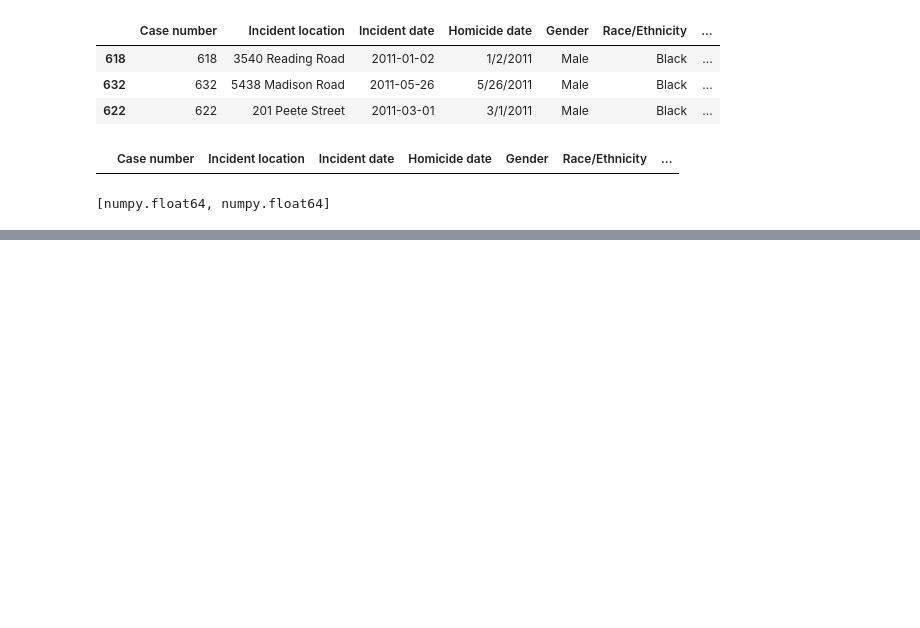
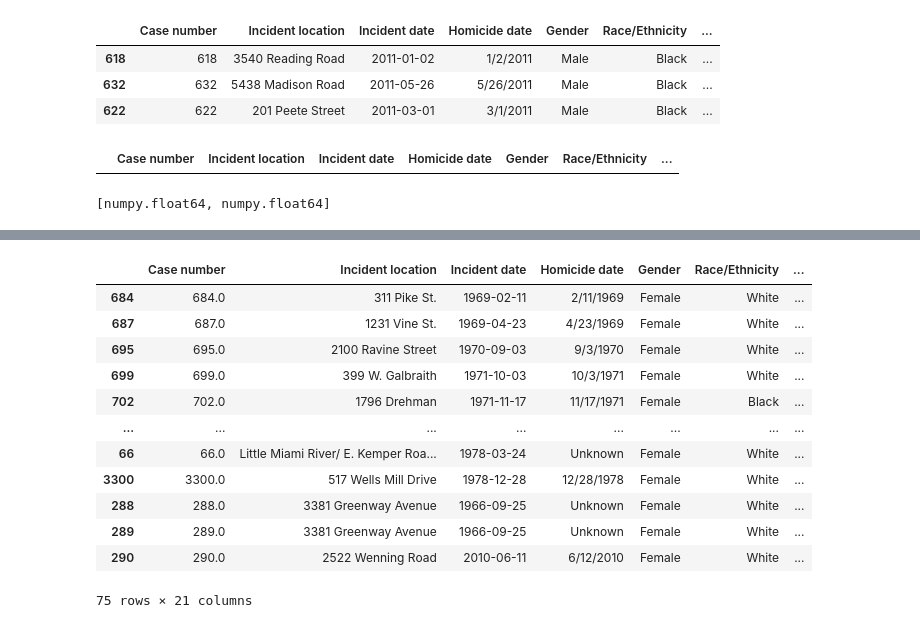
Before and after one commit to IsabelsRepo/IsabelsRepo, a Jupyter notebook: Data-Science/Unsolved Homicide Analysis/Unsolved_Homicides.ipynb, the cells around one changed output, grey strips where cells are left out. Drawn from its saved outputs; the diff is of its cells as text; code cells hidden in the pictures; blank space fills up the shorter version.

```diff
--- a/Data-Science/Unsolved Homicide Analysis/Unsolved_Homicides.ipynb
+++ b/Data-Science/Unsolved Homicide Analysis/Unsolved_Homicides.ipynb
@@ -830,0 +951,16 @@ fix cases
+# %%
+case_map_df[case_map_df['Gender']==' Female']
+# %% [output]
+|  | Case number | Incident location | Incident date | Homicide date | Gender | Race/Ethnicity | ... |
+| 684 | 684.0 | 311 Pike St. | 1969-02-11 | 2/11/1969 | Female | White | ... |
+| 687 | 687.0 | 1231 Vine St. | 1969-04-23 | 4/23/1969 | Female | White | ... |
+| 695 | 695.0 | 2100 Ravine Street | 1970-09-03 | 9/3/1970 | Female | White | ... |
+| 699 | 699.0 | 399 W. Galbraith | 1971-10-03 | 10/3/1971 | Female | White | ... |
+| 702 | 702.0 | 1796 Drehman | 1971-11-17 | 11/17/1971 | Female | Black | ... |
+| ... | ... | ... | ... | ... | ... | ... | ... |
+| 66 | 66.0 | Little Miami River/ E. Kemper Roa... | 1978-03-24 | Unknown | Female | White | ... |
+| 3300 | 3300.0 | 517 Wells Mill Drive | 1978-12-28 | 12/28/1978 | Female | White | ... |
+| 288 | 288.0 | 3381 Greenway Avenue | 1966-09-25 | Unknown | Female | White | ... |
+| 289 | 289.0 | 3381 Greenway Avenue | 1966-09-25 | Unknown | Female | White | ... |
+| 290 | 290.0 | 2522 Wenning Road | 2010-06-11 | 6/12/2010 | Female | White | ... |
+75 rows × 21 columns
```
Also changed, not shown: parts of 25 cells of this notebook.
